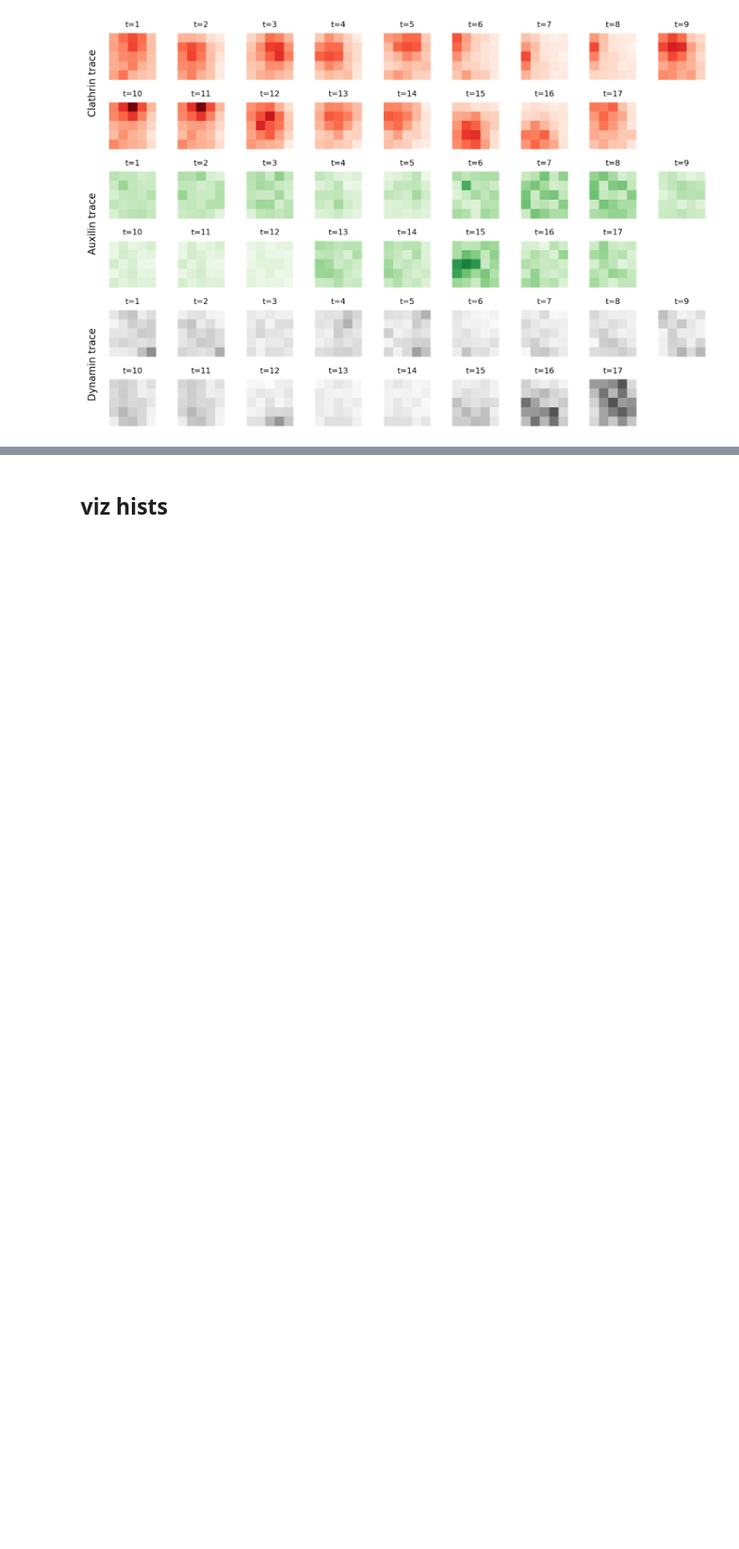
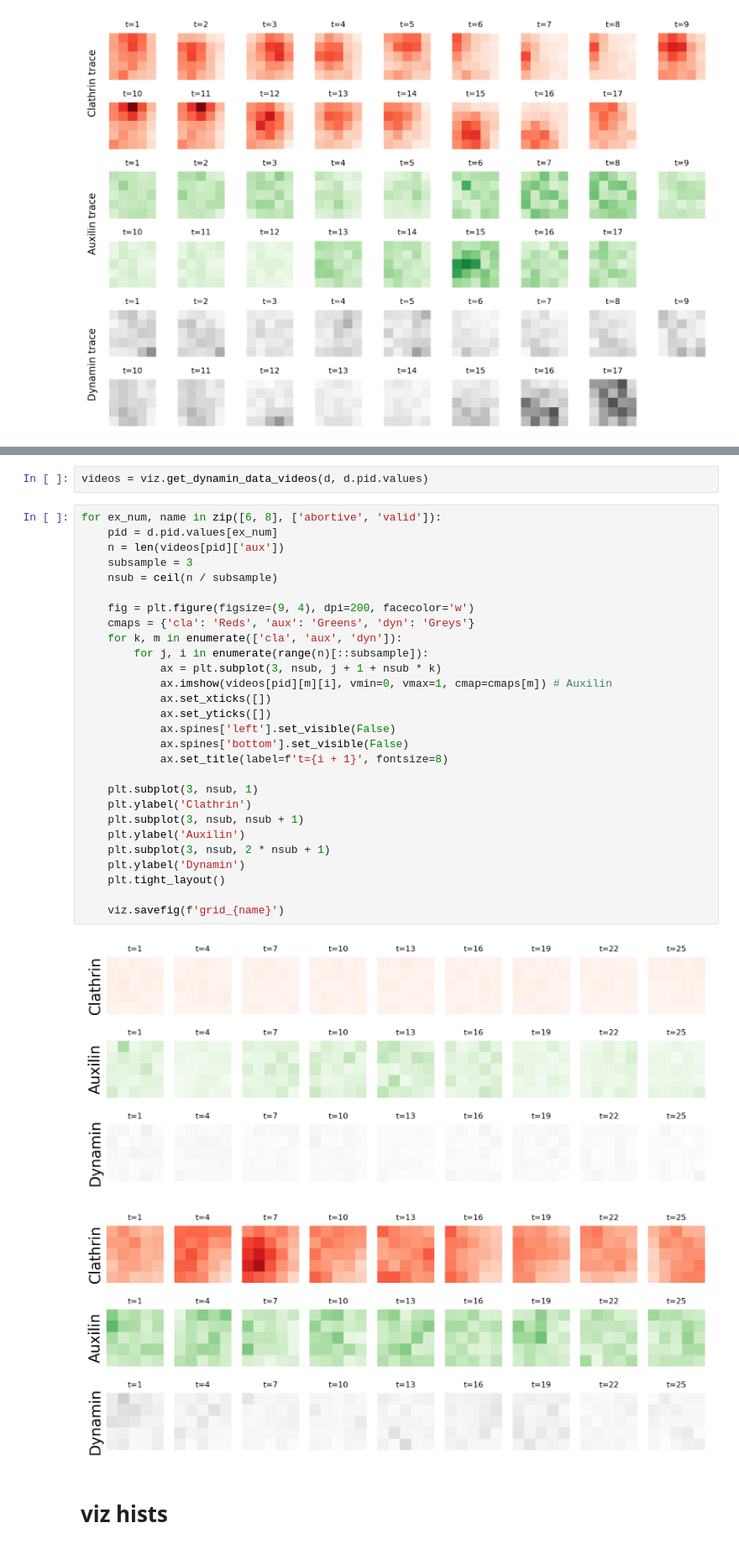
Before and after one commit to Yu-Group/molecular-partner-prediction, a Jupyter notebook: notebooks/00_intro_figs.ipynb, the cells around one changed output, grey strips where cells are left out. Shown at 84% size. Drawn from its saved outputs; the diff is of its cells as text; blank space fills up the shorter version.

Commit message:
fixing merge conflicts + edit grid version

```diff
--- a/notebooks/00_intro_figs.ipynb
+++ b/notebooks/00_intro_figs.ipynb
@@ -119,3 +151,36 @@ viz.savefig(f'{event_type}_example')
+# %%
+videos = viz.get_dynamin_data_videos(d, d.pid.values)
+# %%
+for ex_num, name in zip([6, 8], ['abortive', 'valid']):
+    pid = d.pid.values[ex_num]
+    n = len(videos[pid]['aux'])
+    subsample = 3
+    nsub = ceil(n / subsample)
+
+    fig = plt.figure(figsize=(9, 4), dpi=200, facecolor='w')
+    cmaps = {'cla': 'Reds', 'aux': 'Greens', 'dyn': 'Greys'}
+    for k, m in enumerate(['cla', 'aux', 'dyn']):
+        for j, i in enumerate(range(n)[::subsample]):
+            ax = plt.subplot(3, nsub, j + 1 + nsub * k)
+            ax.imshow(videos[pid][m][i], vmin=0, vmax=1, cmap=cmaps[m]) # Auxilin
+            ax.set_xticks([])
+            ax.set_yticks([])
+            ax.spines['left'].set_visible(False)
+            ax.spines['bottom'].set_visible(False)
+            ax.set_title(label=f't={i + 1}', fontsize=8)
+
+    plt.subplot(3, nsub, 1)
+    plt.ylabel('Clathrin')
+    plt.subplot(3, nsub, nsub + 1)
+    plt.ylabel('Auxilin')
+    plt.subplot(3, nsub, 2 * nsub + 1)
+    plt.ylabel('Dynamin')
+    plt.tight_layout()
+
+    viz.savefig(f'grid_{name}')
+# %% [output]
+[figure, added]
+[figure, added]
 # %% [markdown]
 # viz hists
 # %%
```
Also changed, not shown: parts of 6 cells of this notebook, 1 other file.
